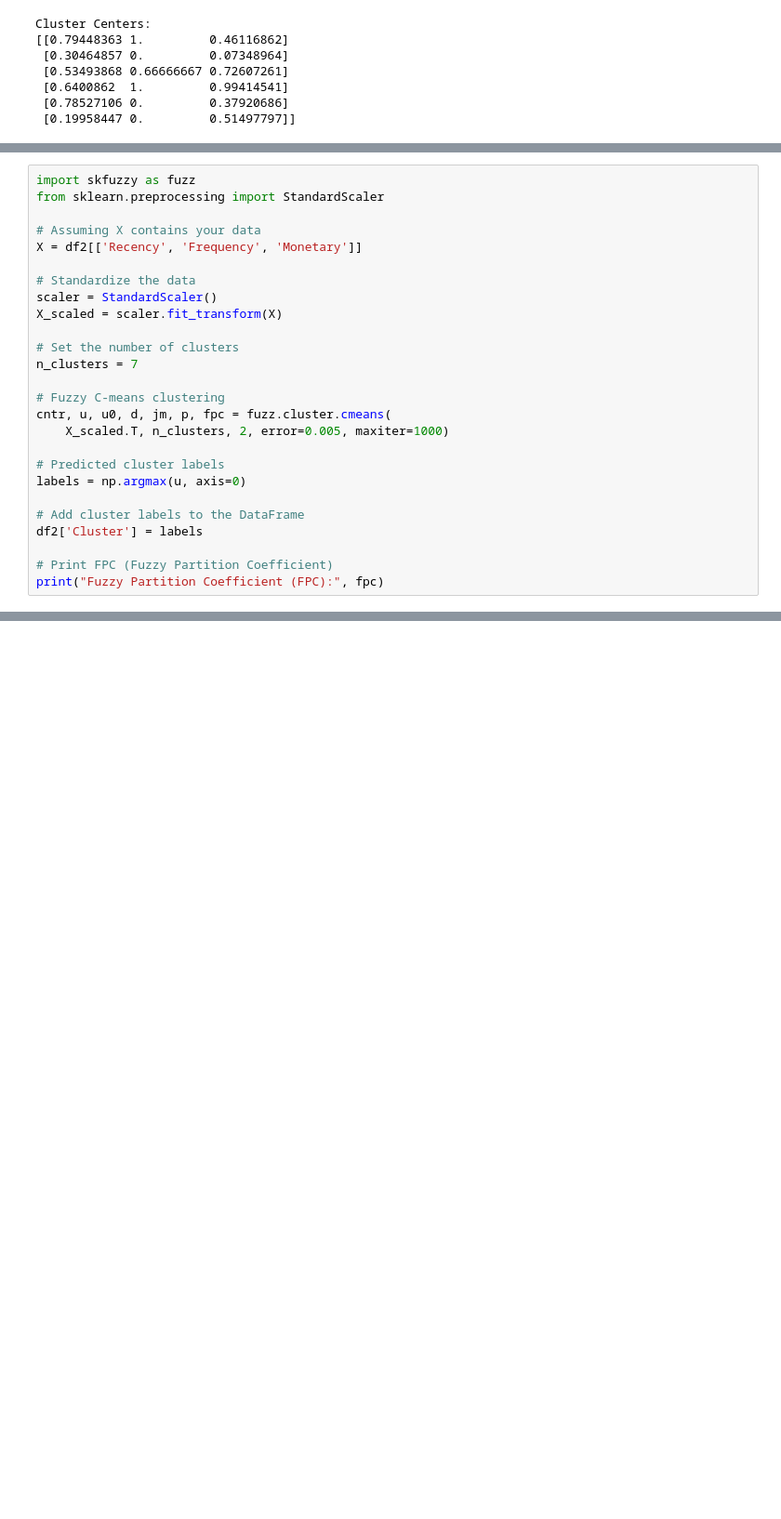
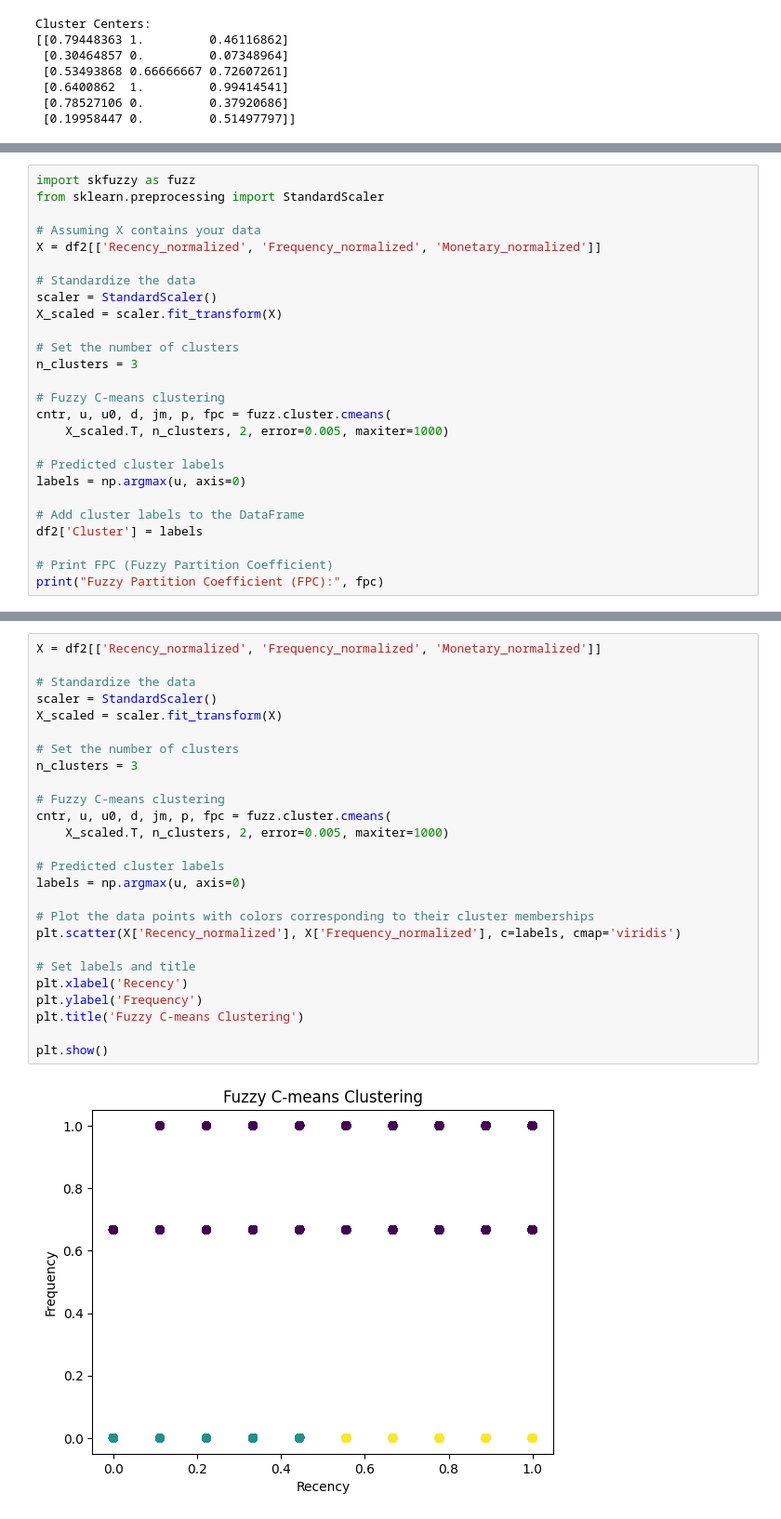
Before and after one commit to MohamedWael45/RFM, a Jupyter notebook: RFM_VeryFinal.ipynb, the cells around one changed output, grey strips where cells are left out. Shown at 93% size. Cells and saved outputs as stored; diff of their text form; blank space fills up the shorter version.

```diff
--- a/RFM_VeryFinal.ipynb
+++ b/RFM_VeryFinal.ipynb
@@ -625,14 +689,14 @@ import skfuzzy as fuzz
 from sklearn.preprocessing import StandardScaler
 
 # Assuming X contains your data
-X = df2[['Recency', 'Frequency', 'Monetary']]
+X = df2[['Recency_normalized', 'Frequency_normalized', 'Monetary_normalized']]
 
 # Standardize the data
 scaler = StandardScaler()
 X_scaled = scaler.fit_transform(X)
 
 # Set the number of clusters
-n_clusters = 7
+n_clusters = 3
 
 # Fuzzy C-means clustering
 cntr, u, u0, d, jm, p, fpc = fuzz.cluster.cmeans(
@@ -650,0 +715,28 @@ Fuzzy Partition Coefficient (FPC): 0.5051459468740797
+# %%
+X = df2[['Recency_normalized', 'Frequency_normalized', 'Monetary_normalized']]
+
+# Standardize the data
+scaler = StandardScaler()
+X_scaled = scaler.fit_transform(X)
+
+# Set the number of clusters
+n_clusters = 3
+
+# Fuzzy C-means clustering
+cntr, u, u0, d, jm, p, fpc = fuzz.cluster.cmeans(
+    X_scaled.T, n_clusters, 2, error=0.005, maxiter=1000)
+
+# Predicted cluster labels
+labels = np.argmax(u, axis=0)
+
+# Plot the data points with colors corresponding to their cluster memberships
+plt.scatter(X['Recency_normalized'], X['Frequency_normalized'], c=labels, cmap='viridis')
+
+# Set labels and title
+plt.xlabel('Recency')
+plt.ylabel('Frequency')
+plt.title('Fuzzy C-means Clustering')
+
+plt.show()
+# %% [output]
+[figure, added]
```
Also changed, not shown: parts of 11 cells of this notebook.
